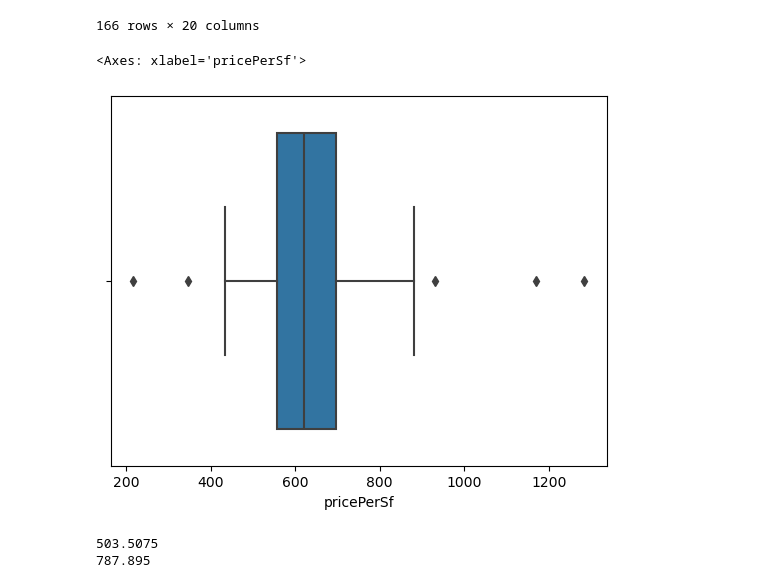
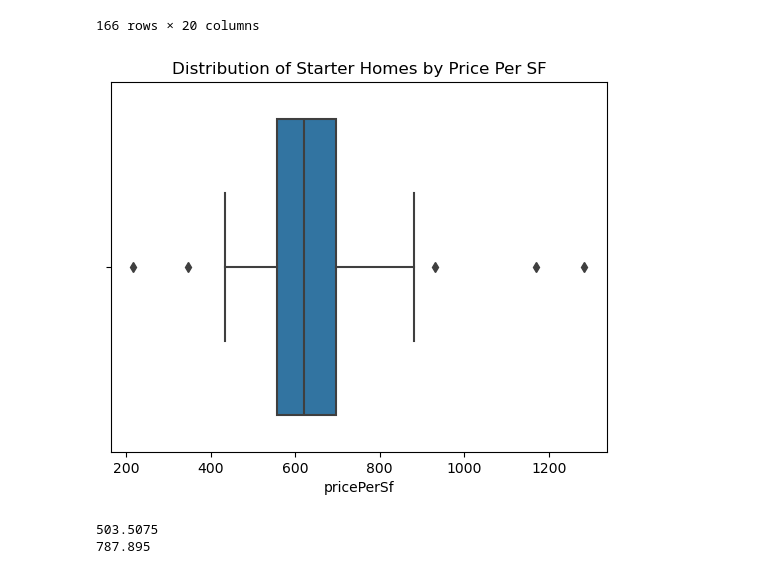
Before and after one commit to StarkArk/Local_Real_Estate_Analysis, a Jupyter notebook: real_estate_eda.ipynb, the cells around one changed output. Cells and saved outputs as stored; diff of their text form; code cells hidden in the pictures.

```diff
--- a/real_estate_eda.ipynb
+++ b/real_estate_eda.ipynb
@@ -177,9 +165,12 @@ re_df[re_df['dateSold']>'2023-09-05']
 re_df_recent = re_df[re_df['dateSold']>'2023-09-05']
 # %%
 sns.boxplot(re_df_recent, x='pricePerSf', whis=1.5)
+
+plt.title('Distribution of Starter Homes by Price Per SF')
+
+plt.savefig('Images/pricepersf_boxplot.svg', format='svg')
 # %% [output]
-<Axes: xlabel='pricePerSf'>
-[figure, old version]
+[figure, new version]
 # %%
 # Find the range of values that encompasses 85% of the values
 # for i in range(10):
```
Also changed, not shown: parts of 21 cells of this notebook, 10 other files.
